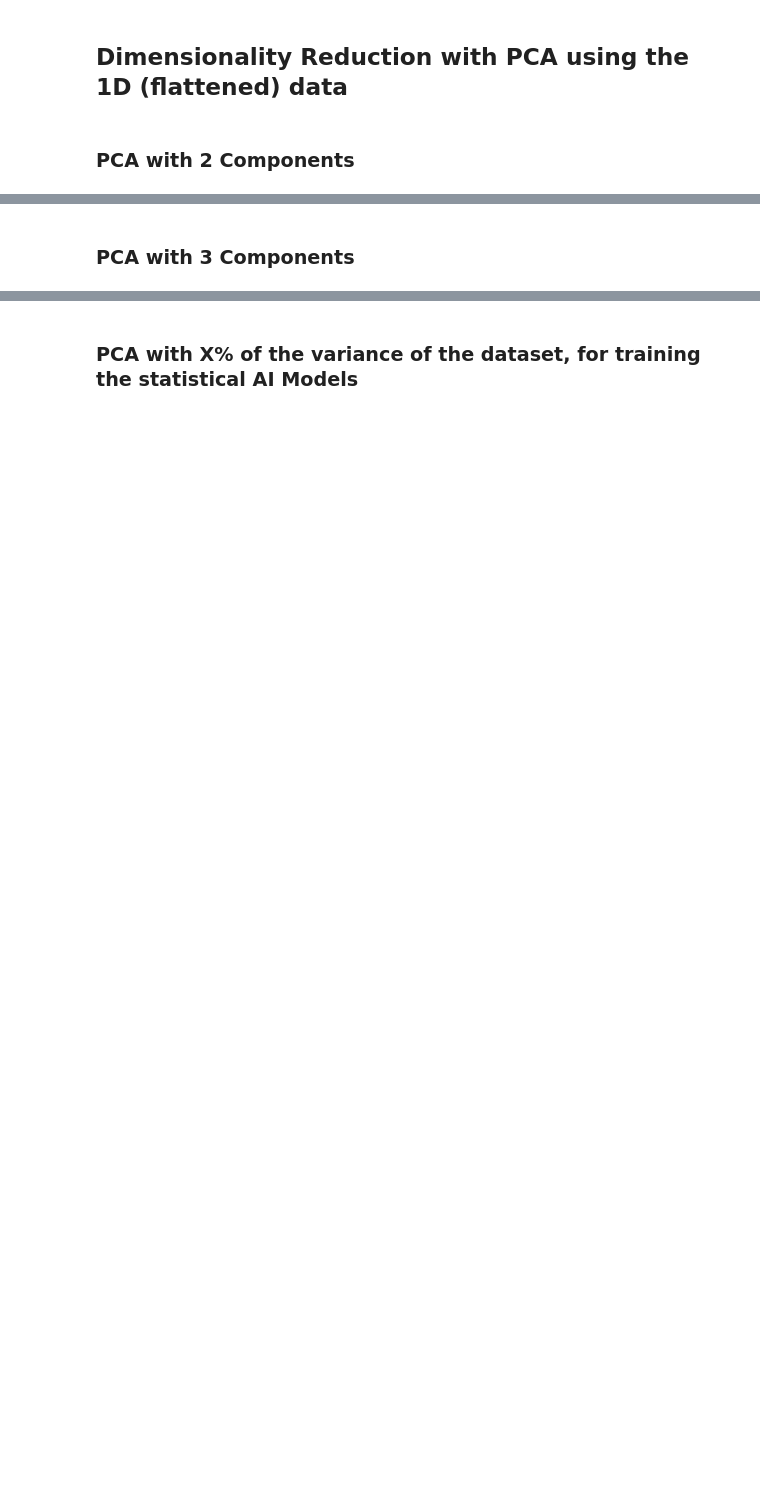
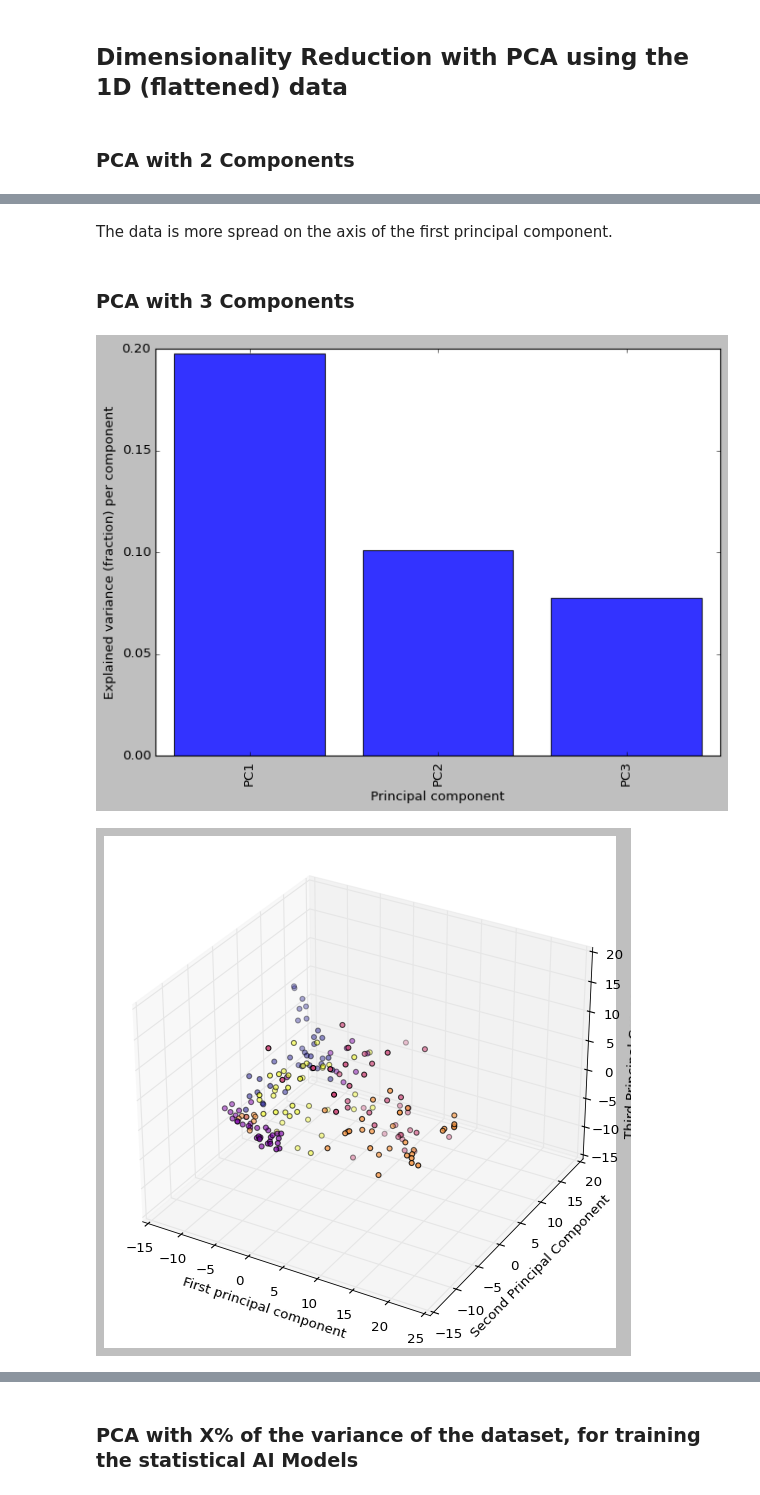
Before and after one commit to EgwDean/Sensor-Network-Project-24-25, a Jupyter notebook: iot_mongodb/aiot_project.ipynb, the cells around one changed output, grey strips where cells are left out. Cells and saved outputs as stored; diff of their text form; code cells hidden in the pictures; blank space fills up the shorter version.

```diff
--- a/iot_mongodb/aiot_project.ipynb
+++ b/iot_mongodb/aiot_project.ipynb
@@ -276,7 +297,7 @@ Transform the list of DataFrames to NumPy array that contains the windows: (inst
 # %%
 all_numpy = {}
 
-for class_name, instances_list in filtered_windows.items():
+for class_name, instances_list in tqdm(filtered_windows.items(), desc="Converting to numpy"):
     instances_np = np.array([df.to_numpy() for df in instances_list])  # shape: (instances, time, axes)
     all_numpy[class_name] = instances_np
     print(f"{class_name} shape:", instances_np.shape)
@@ -401,2 +446,29 @@ plot_scatter_pca()
+# %% [markdown]
+The data is more spread on the axis of the first principal component.
 # %% [markdown]
 ### PCA with 3 Components
+# %%
+# Initialize PCA with 3 components
+pca3d = PCA(n_components=config["PCA"]["n_comp"][1])
+
+# Compute the principal components
+pca_object = pca3d.fit(data)
+
+# Project the data onto the principal components
+X_train_pca = pca3d.transform(data)
+X_test_pca = pca3d.transform(X_test_scaled)
+
+# Plot the variances of the principal components
+pca_explained_variance_bar(pca_object, alpha=0.8)
+
+# Store the PCA transformed data in a DataFrame
+X_train_pca_df = pd.DataFrame(X_train_pca, columns=[f'PC{i+1}' for i in range(X_train_pca.shape[1])])
+
+# Add the label column
+X_train_pca_df['Label'] = y_train_encoded
+
+# Make a scatter plot for the trnsformed data
+plot_scatter_pca(X_train_pca_df, c_name='Label')
+# %% [output]
+[figure, added]
+[figure, added]
```
Also changed, not shown: parts of 53 cells of this notebook, 4 other files.
